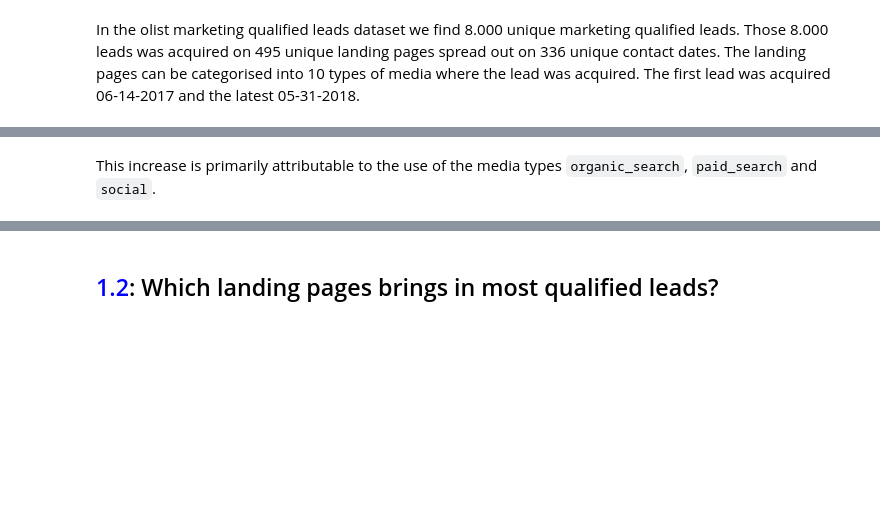
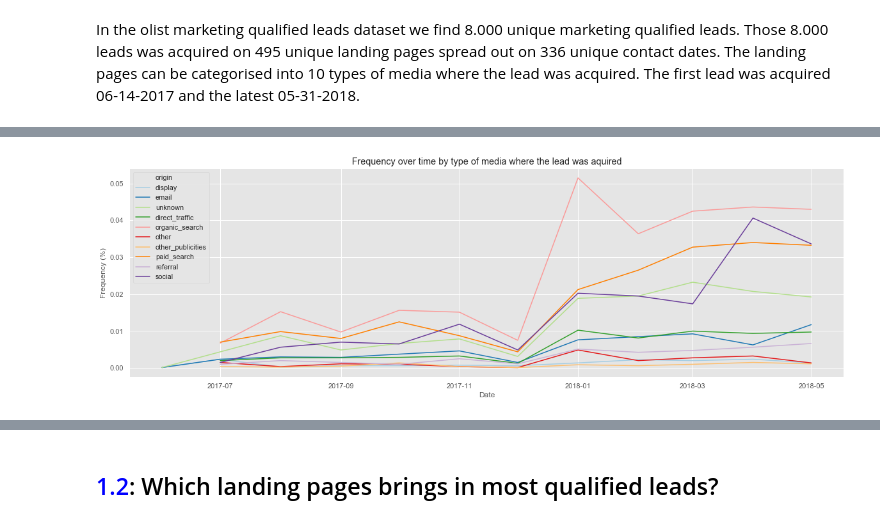
Before and after one commit to MotzWanted/Business_Analytics_Olist, a Jupyter notebook: phase1/Sellers joining the platform_master.ipynb, the cells around one changed output, grey strips where cells are left out. Cells and saved outputs as stored; diff of their text form; code cells hidden in the pictures; blank space fills up the shorter version.

```diff
--- a/phase1/Sellers joining the platform_master.ipynb
+++ b/phase1/Sellers joining the platform_master.ipynb
@@ -237,2 +237,5 @@ plot_origin(leads, year=True)
-# %% [markdown]
-This increase is primarily attributable to the use of the media types `organic_search`, `paid_search` and `social`.
+# %%
+#Plotting the different lead types as a function of time using one of the plotting functions defined in setup 3
+plot_timeline(leads, "", pct = True, log = False, origin = True)
+# %% [output]
+[figure, added]
```
Also changed, not shown: parts of 75 cells of this notebook, 1 other file.
